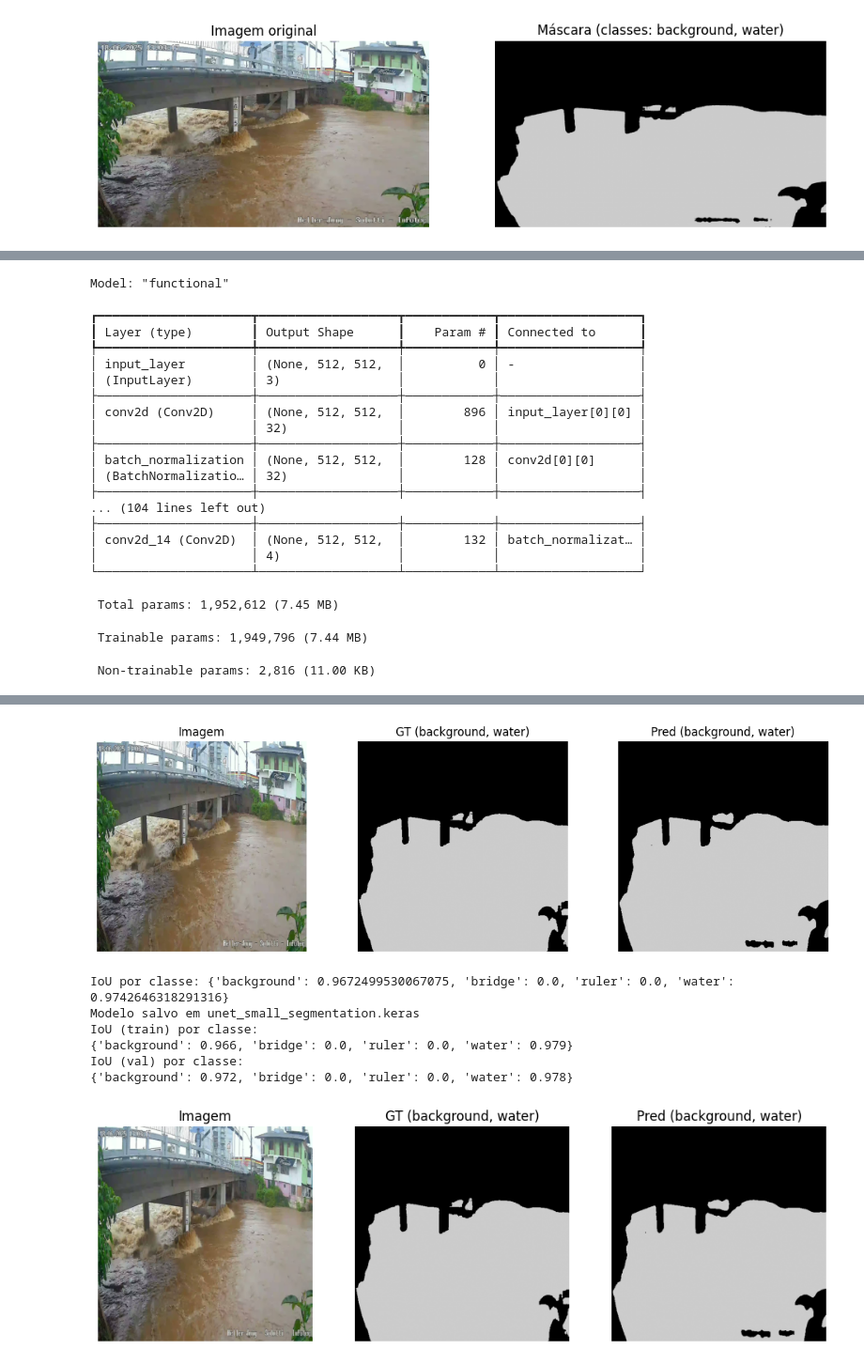
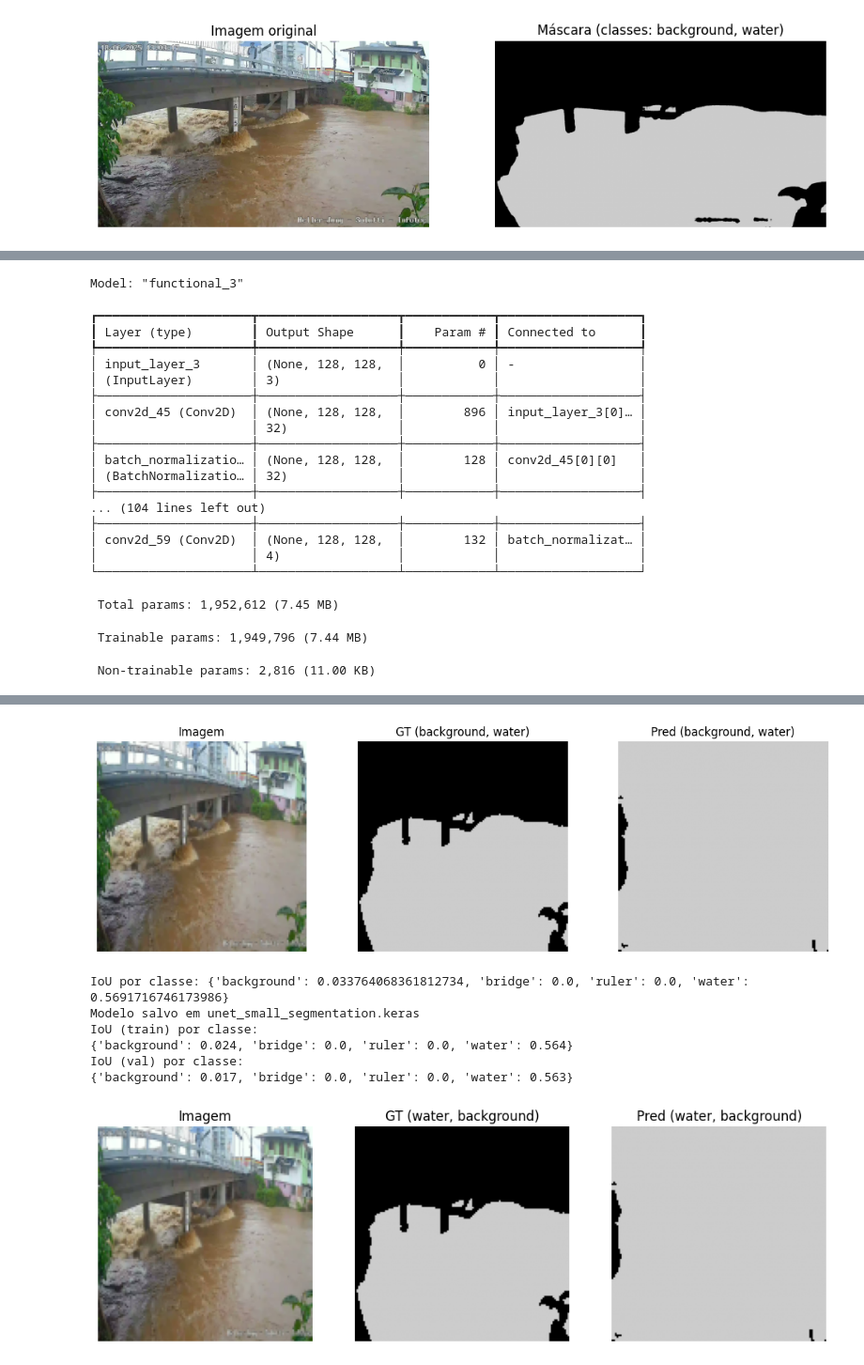
Before and after one commit to guimoll/processamento_imagems, a Jupyter notebook: river_level_parte1_ref_imagens.ipynb, the cells around one changed output, grey strips where cells are left out. Shown at 94% size. Drawn from its saved outputs; the diff is of its cells as text; code cells hidden in the pictures.

```diff
--- a/river_level_parte1_ref_imagens.ipynb
+++ b/river_level_parte1_ref_imagens.ipynb
@@ -132,9 +118,8 @@ Visualizando par 2: ezgif-frame-003.png
 [figure]
 # %%
 from sklearn.model_selection import train_test_split
-# alteração dependendo do resultado bom ou ruim
-
-IMG_SIZE = (512, 512)
+# alteração dependendo do resultado para 256 ou 512
+IMG_SIZE = (128, 128)
 TEST_RATIO = 0.2
 
 def load_dataset(img_dir: Path, mask_dir: Path, labelmap: dict, target_size=(256, 256)):
@@ -208,7 +193,7 @@ from tensorflow.keras import layers
 import numpy as np
 import matplotlib.pyplot as plt
 
-NUM_CLASSES = len(labelmap)          # background, bridge, water, ruler
+NUM_CLASSES = len(labelmap)
 INPUT_SHAPE = (IMG_SIZE[0], IMG_SIZE[1], 3)
 
 def conv_block(x, filters):
@@ -221,15 +206,10 @@ def conv_block(x, filters):
 def unet_small(input_shape, num_classes):
     inputs = layers.Input(shape=input_shape)
 
-    # Encoder
     c1 = conv_block(inputs, 32); p1 = layers.MaxPooling2D()(c1)
     c2 = conv_block(p1, 64);     p2 = layers.MaxPooling2D()(c2)
     c3 = conv_block(p2, 128);    p3 = layers.MaxPooling2D()(c3)
-
-    # Bottleneck
     bn = conv_block(p3, 256)
-
-    # Decoder
     u3 = layers.UpSampling2D()(bn); u3 = layers.Concatenate()([u3, c3]); c4 = conv_block(u3, 128)
     u2 = layers.UpSampling2D()(c4); u2 = layers.Concatenate()([u2, c2]); c5 = conv_block(u2, 64)
     u1 = layers.UpSampling2D()(c5); u1 = layers.Concatenate()([u1, c1]); c6 = conv_block(u1, 32)
@@ -245,7 +225,7 @@ model.compile(
 )
 model.summary()
 
-# Datasets para o Keras (y precisa shape (H,W,1) para SparseCategoricalCrossentropy)
+# dataset keras
 y_train_exp = y_train[..., np.newaxis]
 y_val_exp   = y_val[..., np.newaxis]
 
@@ -256,13 +236,12 @@ callbacks = [
 history = model.fit(
     X_train, y_train_exp,
     validation_data=(X_val, y_val_exp),
-    epochs=100,               # com 2 amostras, vai overfitar rápido; early stopping segura
+    epochs=10,        #ajustar epocasq
     batch_size=1,
     verbose=1,
     callbacks=callbacks
 )
 
-# Predição de inspeção
 def visualize_pred(img, mask_true, mask_pred_idx, names=None):
     plt.figure(figsize=(14,4))
     plt.subplot(1,3,1); plt.imshow(img); plt.title("Imagem"); plt.axis("off")
@@ -278,14 +257,13 @@ def visualize_pred(img, mask_true, mask_pred_idx, names=None):
     plt.title(t); plt.axis("off")
     plt.show()
 
-# Faz uma predição no primeiro item do conjunto de validação
 names = list(labelmap.values())
 pred = model.predict(X_val[:1])[0]            # (H,W,C)
 pred_idx = np.argmax(pred, axis=-1)           # (H,W)
 
 visualize_pred(X_val[0], y_val[0], pred_idx, names=names)
 
-# Métrica simples de IoU por classe (apenas para referência rápida)
+# mede quanto a previsão bate a mascara
 def iou_per_class(y_true, y_pred, num_classes):
     ious = []
     for c in range(num_classes):
@@ -300,28 +278,22 @@ def iou_per_class(y_true, y_pred, num_classes):
 ious = iou_per_class(y_val[0], pred_idx, NUM_CLASSES)
 print("IoU por classe:", {names[i]: float(ious[i]) for i in range(NUM_CLASSES)})
 
-# Salvar pesos (opcional)
 model.save("unet_small_segmentation.keras")
-print("Modelo salvo em unet_small_segmentation.keras")
 
-# ===============================================
-# Parte 4 — Avaliação: IoU por classe + nível d’água (px)
-# ===============================================
 
+# avaliacao oui nivel da classe
 import numpy as np
 import matplotlib.pyplot as plt
 
 # nomes de classes na ordem do labelmap carregado
-CLASS_NAMES = list(labelmap.values())  # ex.: ['background','bridge','ruler','water']
+CLASS_NAMES = list(labelmap.values())
 NUM_CLASSES = len(CLASS_NAMES)
 
 def predict_masks(model, X):
-    """Retorna máscaras indexadas (argmax) a partir de probabilidades do modelo."""
-    probs = model.predict(X, verbose=0)   # (N,H,W,C)
-    return np.argmax(probs, axis=-1)      # (N,H,W)
+    probs = model.predict(X, verbose=0)
+    return np.argmax(probs, axis=-1)
 
 def iou_per_class_batch(y_true, y_pred, num_classes):
-    """IoU por classe, agregando sobre o batch."""
     ious = []
     for c in range(num_classes):
         t = (y_true == c)
@@ -348,17 +320,10 @@ def visualize_triplet(img, y_true_idx, y_pred_idx, names=None):
     plt.show()
 
 def measure_water_level_px(mask_idx, class_names):
-    """
-    Estima o nível d'água em pixels: pega a bbox da régua e,
-    dentro do intervalo [x1,x2], encontra a menor coordenada y
-    onde aparece 'water' (ou a transição topo da água) e tira a média.
-    Retorna (y_medio, bbox_ruler).
-    """
-    # identifica índices das classes
+
     try:
         idx_ruler = class_names.index("ruler")
     except ValueError:
-        # fallback para nomes alternativos
         idx_ruler = class_names.index(next(n for n in class_names if "ruler" in n))
     try:
         idx_water = class_names.index("water")
@@ -369,15 +334,12 @@ def measure_water_level_px(mask_idx, class_names):
     ruler_mask = (mask_idx == idx_ruler)
     water_mask = (mask_idx == idx_water)
 
-    # bbox da régua
     ys, xs = np.where(ruler_mask)
     if len(xs) == 0:
-        return None, None  # régua não encontrada
+        return None, None # quando nao encontra a regua
     x1, x2 = xs.min(), xs.max()
     y1, y2 = ys.min(), ys.max()
 
-    # dentro das colunas da régua, achar a "linha" mais alta de água
-    # estratégia: para cada coluna no range [x1,x2], pegar o menor y onde há água
     y_candidates = []
     for x in range(x1, x2+1):
         col = water_mask[:, x]
@@ -391,7 +353,6 @@ def measure_water_level_px(mask_idx, class_names):
     y_level = int(np.mean(y_candidates))  # média robusta do topo da água
     return y_level, (x1,y1,x2,y2)
 
-# ---- Executa avaliação em train e val ----
 pred_train = predict_masks(model, X_train)
 pred_val   = predict_masks(model, X_val)
 
@@ -403,34 +364,32 @@ print({CLASS_NAMES[i]: round(ious_train[i], 3) for i in range(NUM_CLASSES)})
 print("IoU (val) por classe:")
 print({CLASS_NAMES[i]: round(ious_val[i], 3) for i in range(NUM_CLASSES)})
 
-# visualização rápida do primeiro item de validação
 visualize_triplet(X_val[0], y_val[0], pred_val[0], names=CLASS_NAMES)
 
-# mede nível d'água nos dois conjuntos (quando possível)
 for tag, Xsplit, ypred in [("train", X_train, pred_train), ("val", X_val, pred_val)]:
     for i in range(len(Xsplit)):
         y_level, bbox = measure_water_level_px(ypred[i], CLASS_NAMES)
         if y_level is None:
-            print(f"[{tag} {i}] régua/água não detectadas para estimar nível.")
+            print(f"[{tag} {i}] regua ou agua nao detectadas.")
             continue
-        print(f"[{tag} {i}] nível d'água (px, eixo y-top=0): {y_level}, bbox_ruler={bbox}")
+        print(f"[{tag} {i}] nível da agua (px, eixo y-top=0): {y_level}, bbox_ruler={bbox}")
 # %% [output]
-Model: "functional"
+Model: "functional_3"
 ┏━━━━━━━━━━━━━━━━━━━━━┳━━━━━━━━━━━━━━━━━━━┳━━━━━━━━━━━━┳━━━━━━━━━━━━━━━━━━━┓
 ┃ Layer (type)        ┃ Output Shape      ┃    Param # ┃ Connected to      ┃
 ┡━━━━━━━━━━━━━━━━━━━━━╇━━━━━━━━━━━━━━━━━━━╇━━━━━━━━━━━━╇━━━━━━━━━━━━━━━━━━━┩
-│ input_layer         │ (None, 512, 512,  │          0 │ -                 │
+│ input_layer_3       │ (None, 128, 128,  │          0 │ -                 │
 │ (InputLayer)        │ 3)                │            │                   │
 ├─────────────────────┼───────────────────┼────────────┼───────────────────┤
-│ conv2d (Conv2D)     │ (None, 512, 512,  │        896 │ input_layer[0][0] │
+│ conv2d_45 (Conv2D)  │ (None, 128, 128,  │        896 │ input_layer_3[0]… │
 │                     │ 32)               │            │                   │
 ├─────────────────────┼───────────────────┼────────────┼───────────────────┤
-│ batch_normalization │ (None, 512, 512,  │        128 │ conv2d[0][0]      │
+│ batch_normalizatio… │ (None, 128, 128,  │        128 │ conv2d_45[0][0]   │
 │ (BatchNormalizatio… │ 32)               │            │                   │
 ├─────────────────────┼───────────────────┼────────────┼───────────────────┤
 ... (104 lines left out)
 ├─────────────────────┼───────────────────┼────────────┼───────────────────┤
-│ conv2d_14 (Conv2D)  │ (None, 512, 512,  │        132 │ batch_normalizat… │
+│ conv2d_59 (Conv2D)  │ (None, 128, 128,  │        132 │ batch_normalizat… │
 │                     │ 4)                │            │                   │
 └─────────────────────┴───────────────────┴────────────┴───────────────────┘
  Total params: 1,952,612 (7.45 MB)
@@ -456,8 +415,8 @@ Epoch 36/100
-[figure, old version]
+[figure, new version]
-IoU por classe: {'background': 0.9672499530067075, 'bridge': 0.0, 'ruler': 0.0, 'water': 0.9742646318291316}
+IoU por classe: {'background': 0.033764068361812734, 'bridge': 0.0, 'ruler': 0.0, 'water': 0.5691716746173986}
 Modelo salvo em unet_small_segmentation.keras
 IoU (train) por classe:
-{'background': 0.966, 'bridge': 0.0, 'ruler': 0.0, 'water': 0.979}
+{'background': 0.024, 'bridge': 0.0, 'ruler': 0.0, 'water': 0.564}
 IoU (val) por classe:
-{'background': 0.972, 'bridge': 0.0, 'ruler': 0.0, 'water': 0.978}
+{'background': 0.017, 'bridge': 0.0, 'ruler': 0.0, 'water': 0.563}
-[figure, old version]
+[figure, new version]
```
Also changed, not shown: parts of 4 cells of this notebook, 2 other files.
